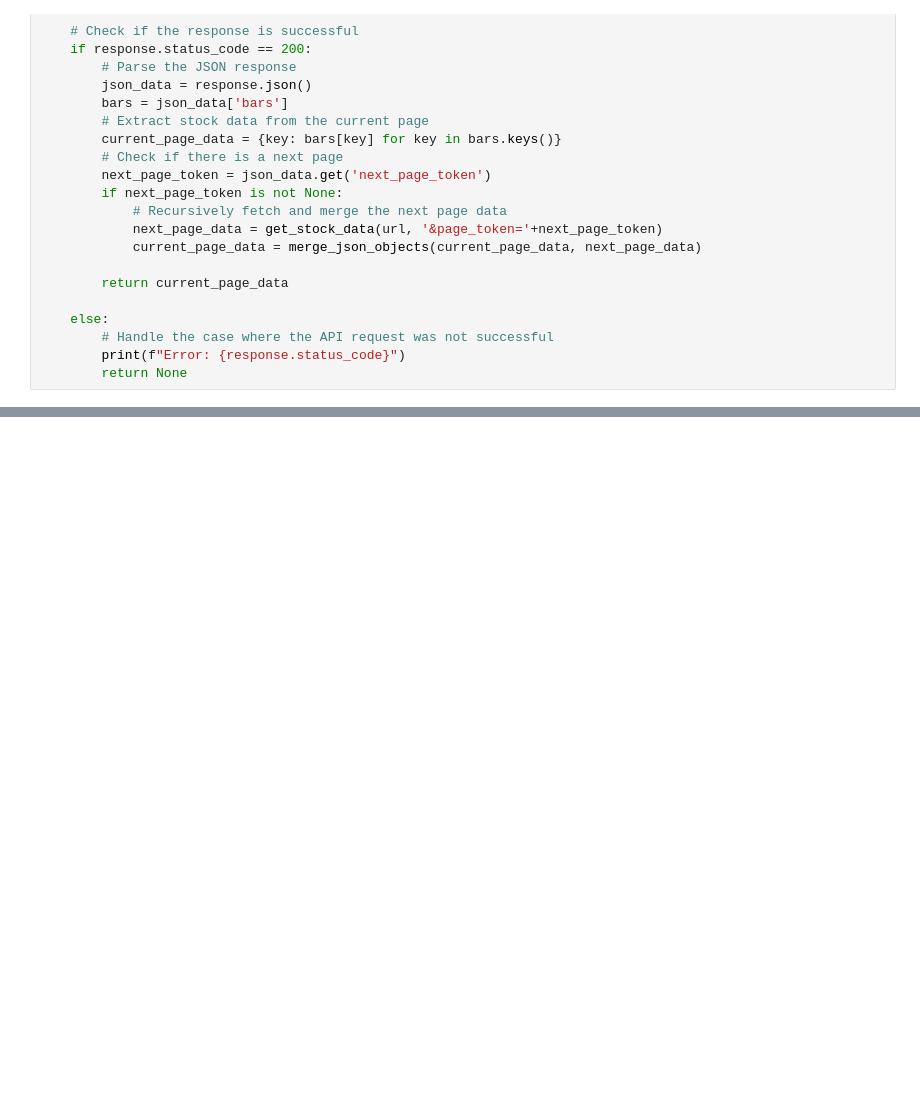
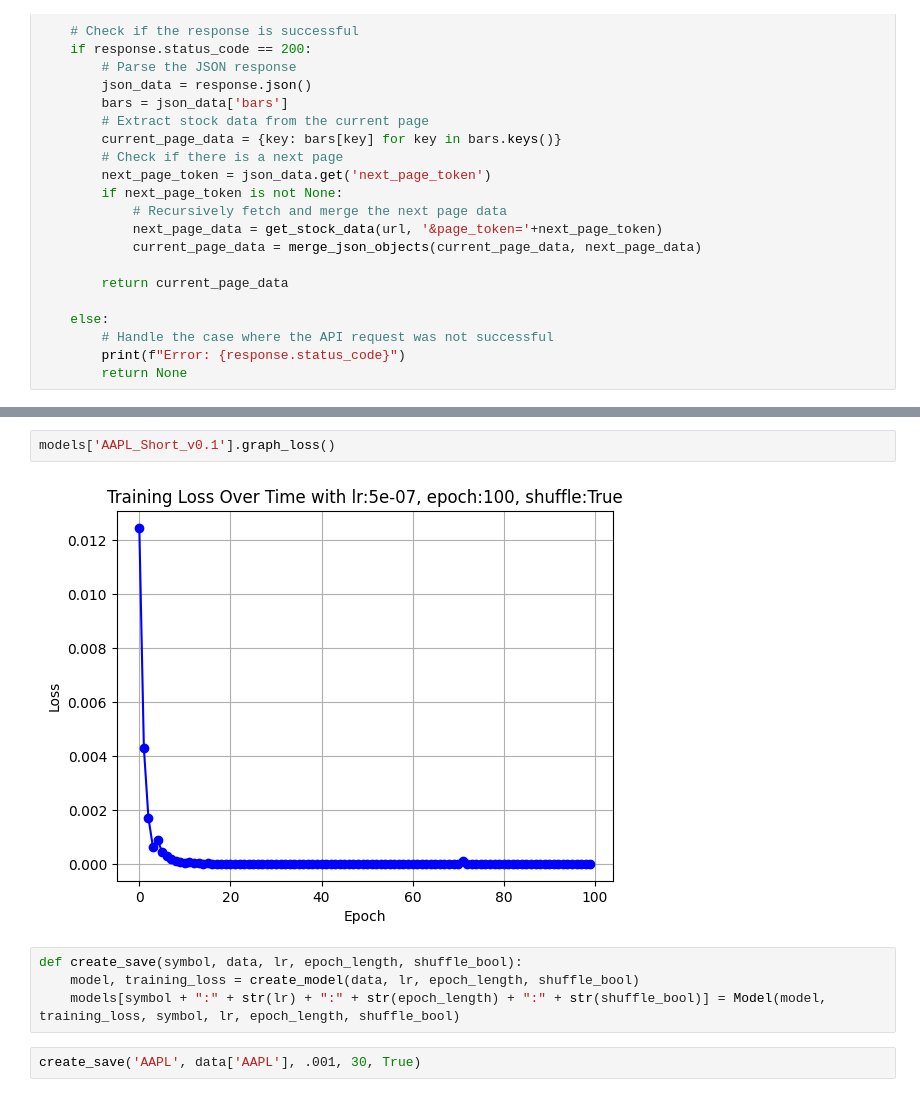
Before and after one commit to dmutascio/enigmaTrainer, a Jupyter notebook: enigmaTrainer.ipynb, the cells around one changed output, grey strips where cells are left out. Drawn from its saved outputs; the diff is of its cells as text; blank space fills up the shorter version.

```diff
--- a/enigmaTrainer.ipynb
+++ b/enigmaTrainer.ipynb
@@ -489,0 +614,10 @@ plt.grid(True)
+# %%
+models['AAPL_Short_v0.1'].graph_loss()
+# %% [output]
+[figure, added]
+# %%
+def create_save(symbol, data, lr, epoch_length, shuffle_bool):
+    model, training_loss = create_model(data, lr, epoch_length, shuffle_bool)
+    models[symbol + ":" + str(lr) + ":" + str(epoch_length) + ":" + str(shuffle_bool)] = Model(model, training_loss, symbol, lr, epoch_length, shuffle_bool)
+# %%
+create_save('AAPL', data['AAPL'], .001, 30, True)
```
Also changed, not shown: parts of 34 cells of this notebook.
